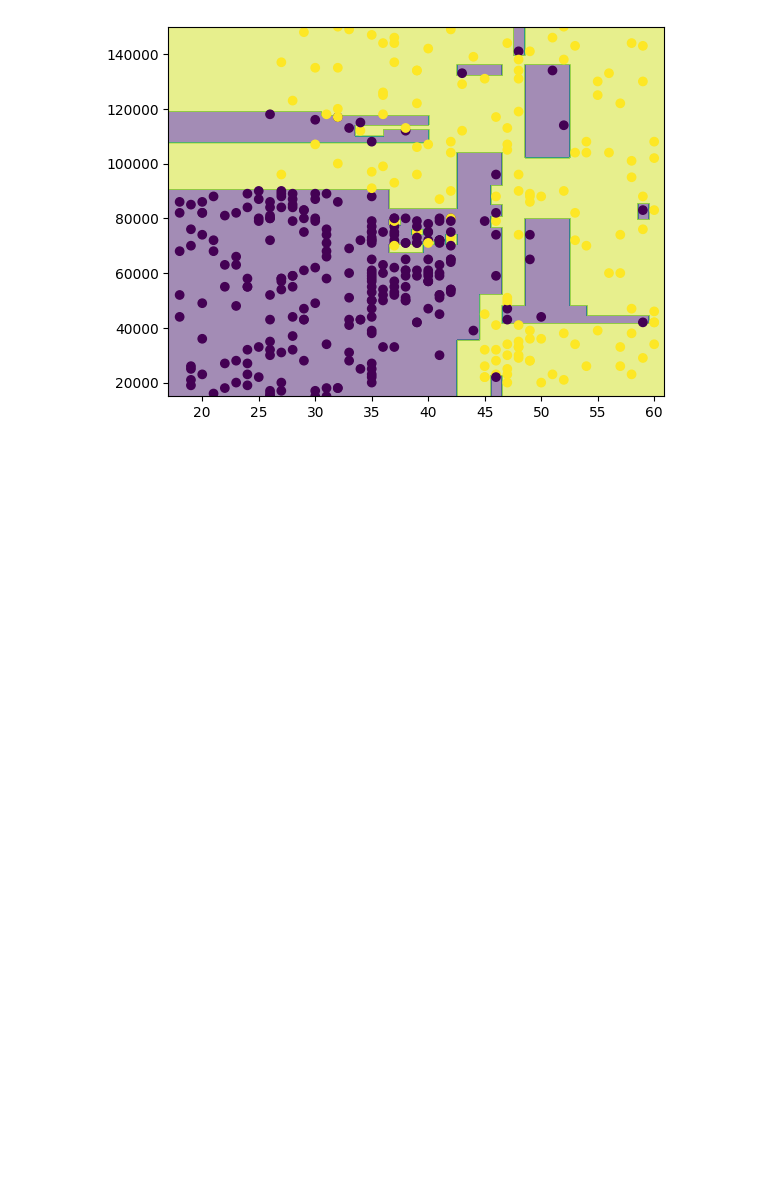
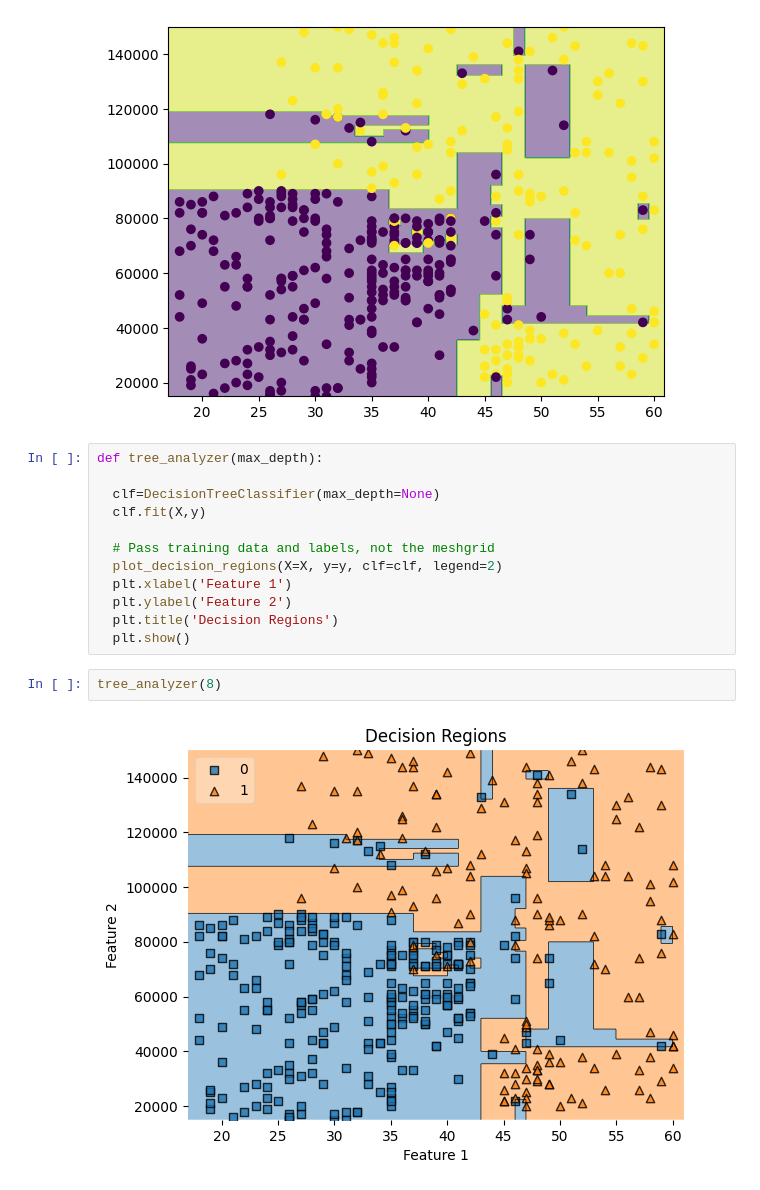
Before and after one commit to ajaykumar080286/MachineLearning, a Jupyter notebook: 42_DecisionTree_1.ipynb, the cells around one changed output. Saved outputs shown, nothing was run; the diff lists cells and outputs as text; blank space fills up the shorter version.

```diff
--- a/42_DecisionTree_1.ipynb
+++ b/42_DecisionTree_1.ipynb
@@ -57,3 +68,19 @@ def tree_analyzer(max_depth):
 tree_analyzer(8)
 # %% [output]
 [figure]
+# %%
+def tree_analyzer(max_depth):
+
+  clf=DecisionTreeClassifier(max_depth=None)
+  clf.fit(X,y)
+
+  # Pass training data and labels, not the meshgrid
+  plot_decision_regions(X=X, y=y, clf=clf, legend=2)
+  plt.xlabel('Feature 1')
+  plt.ylabel('Feature 2')
+  plt.title('Decision Regions')
+  plt.show()
+# %%
+tree_analyzer(8)
+# %% [output]
+[figure, added]
```
Also changed, not shown: parts of 3 cells of this notebook.
